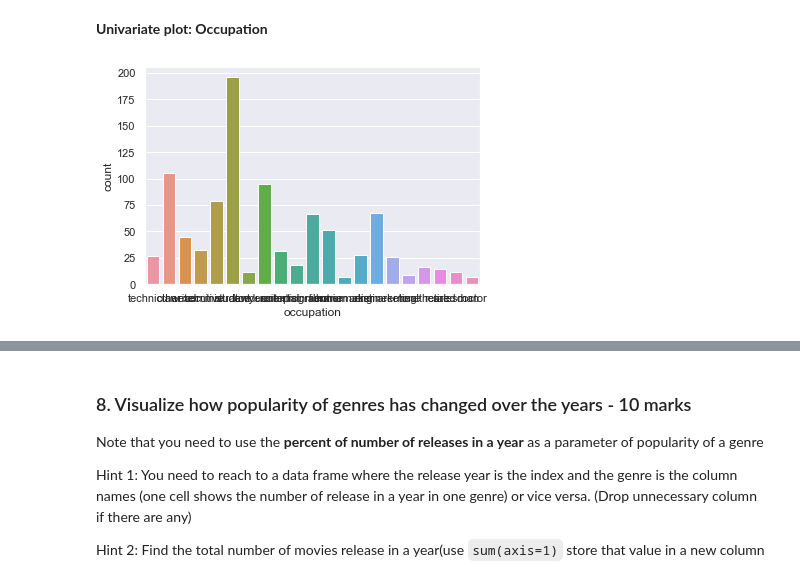
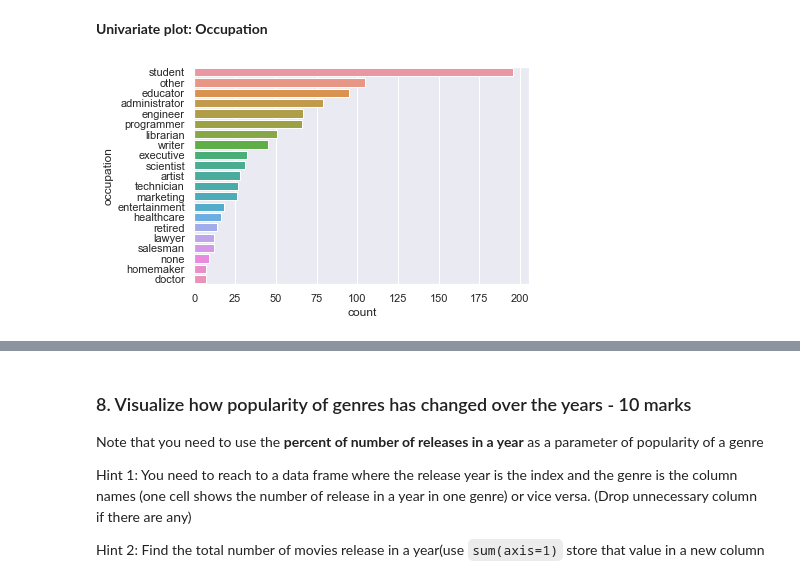
Before and after one commit to pcopley/uta-aiml, a Jupyter notebook: 01 Fundamentals of AIML/04 Project/MovieLens Project Questions.ipynb, the cells around one changed output, grey strips where cells are left out. Cells and saved outputs as stored; diff of their text form; code cells hidden in the pictures.

```diff
--- a/01 Fundamentals of AIML/04 Project/MovieLens Project Questions.ipynb
+++ b/01 Fundamentals of AIML/04 Project/MovieLens Project Questions.ipynb
@@ -365,6 +365,10 @@ sns.countplot(users['gender']);
 # %% [markdown]
 **Univariate plot: Occupation**
 # %%
-sns.countplot(users['occupation']);
+sns.countplot(data=users,
+              y='occupation',
+              order=users['occupation']\
+                  .value_counts()\
+                  .index);
 # %% [output]
-[figure, old version]
+[figure, new version]
```
Also changed, not shown: parts of 6 cells of this notebook.
